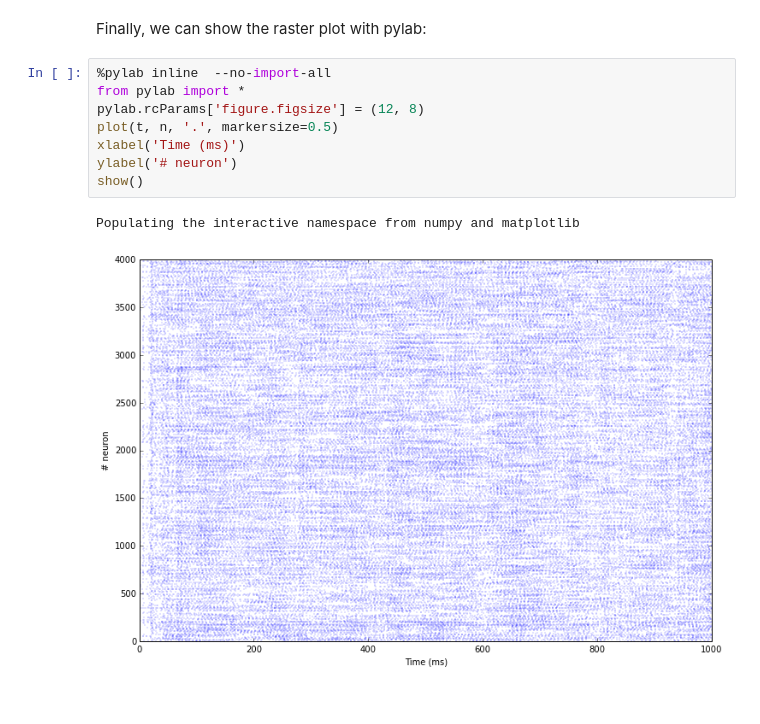
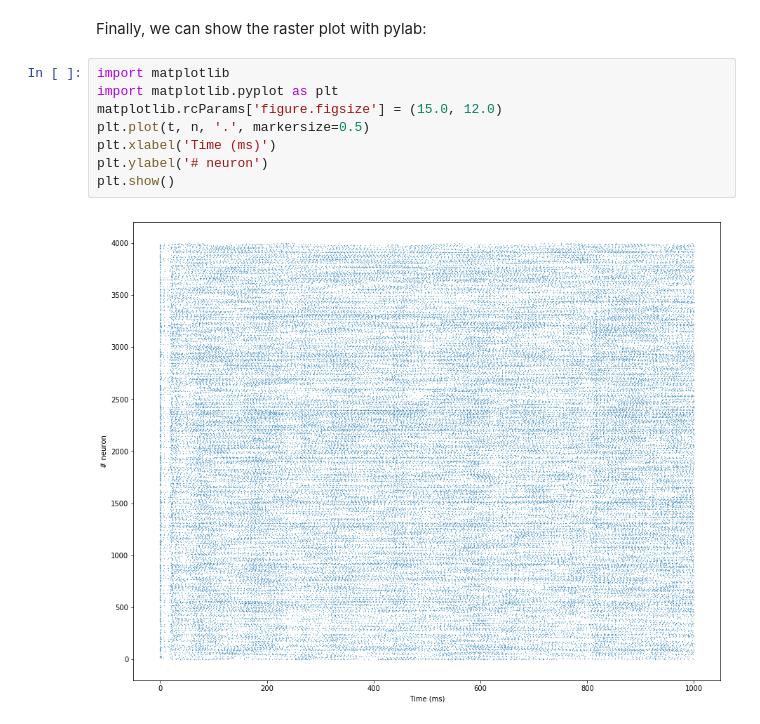
Before and after one commit to ANNarchy/ANNarchy, a Jupyter notebook: examples/vogels_abbott/COBA.ipynb, the cells around one changed output. Drawn from its saved outputs; the diff is of its cells as text.

```diff
--- a/examples/vogels_abbott/COBA.ipynb
+++ b/examples/vogels_abbott/COBA.ipynb
@@ -138,13 +138,12 @@ Mean firing rate in the population: 19.627Hz
 # %% [markdown]
 Finally, we can show the raster plot with pylab:
 # %%
-%pylab inline  --no-import-all
-from pylab import *
-pylab.rcParams['figure.figsize'] = (12, 8)
-plot(t, n, '.', markersize=0.5)
-xlabel('Time (ms)')
-ylabel('# neuron')
-show()
+import matplotlib
+import matplotlib.pyplot as plt
+matplotlib.rcParams['figure.figsize'] = (15.0, 12.0)
+plt.plot(t, n, '.', markersize=0.5)
+plt.xlabel('Time (ms)')
+plt.ylabel('# neuron')
+plt.show()
 # %% [output]
-Populating the interactive namespace from numpy and matplotlib
-[figure, old version]
+[figure, new version]
```
Also changed, not shown: parts of 3 cells of this notebook, 11 other files.
